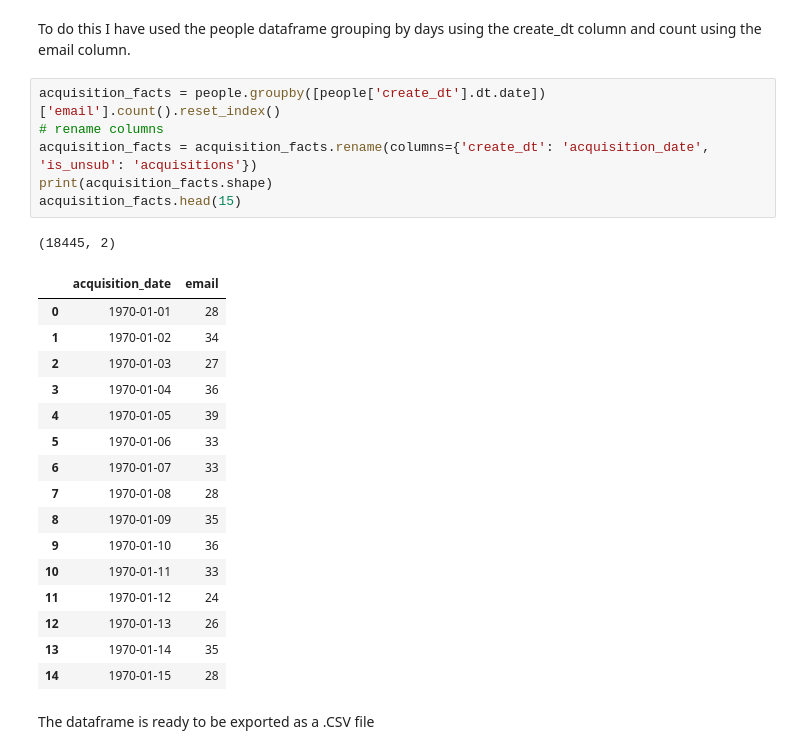
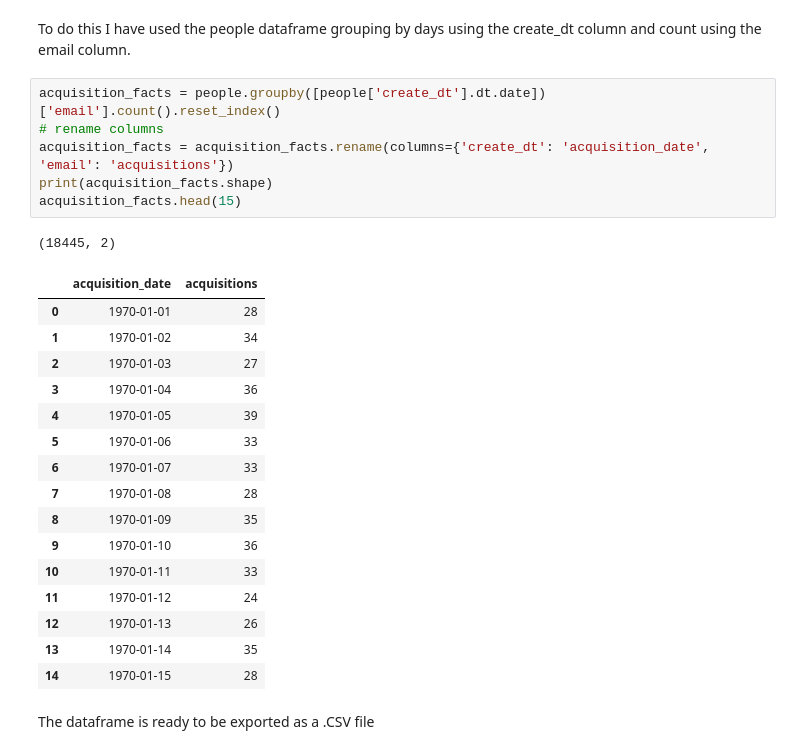
Before and after one commit to alextorreswa/MissionWired, a Jupyter notebook: data_engineering_exercise.ipynb, the cells around one changed output. Drawn from its saved outputs; the diff is of its cells as text.

```diff
--- a/data_engineering_exercise.ipynb
+++ b/data_engineering_exercise.ipynb
@@ -303,12 +303,12 @@ To do this I have used the people dataframe grouping by days using the create_dt
 # %%
 acquisition_facts = people.groupby([people['create_dt'].dt.date])['email'].count().reset_index()
 # rename columns
-acquisition_facts = acquisition_facts.rename(columns={'create_dt': 'acquisition_date', 'is_unsub': 'acquisitions'})
+acquisition_facts = acquisition_facts.rename(columns={'create_dt': 'acquisition_date', 'email': 'acquisitions'})
 print(acquisition_facts.shape)
 acquisition_facts.head(15)
 # %% [output]
 (18445, 2)
-|  | acquisition_date | email |
+|  | acquisition_date | acquisitions |
 | 0 | 1970-01-01 | 28 |
 | 1 | 1970-01-02 | 34 |
 | 2 | 1970-01-03 | 27 |
```
Also changed, not shown: parts of 5 cells of this notebook, 5 other files.
